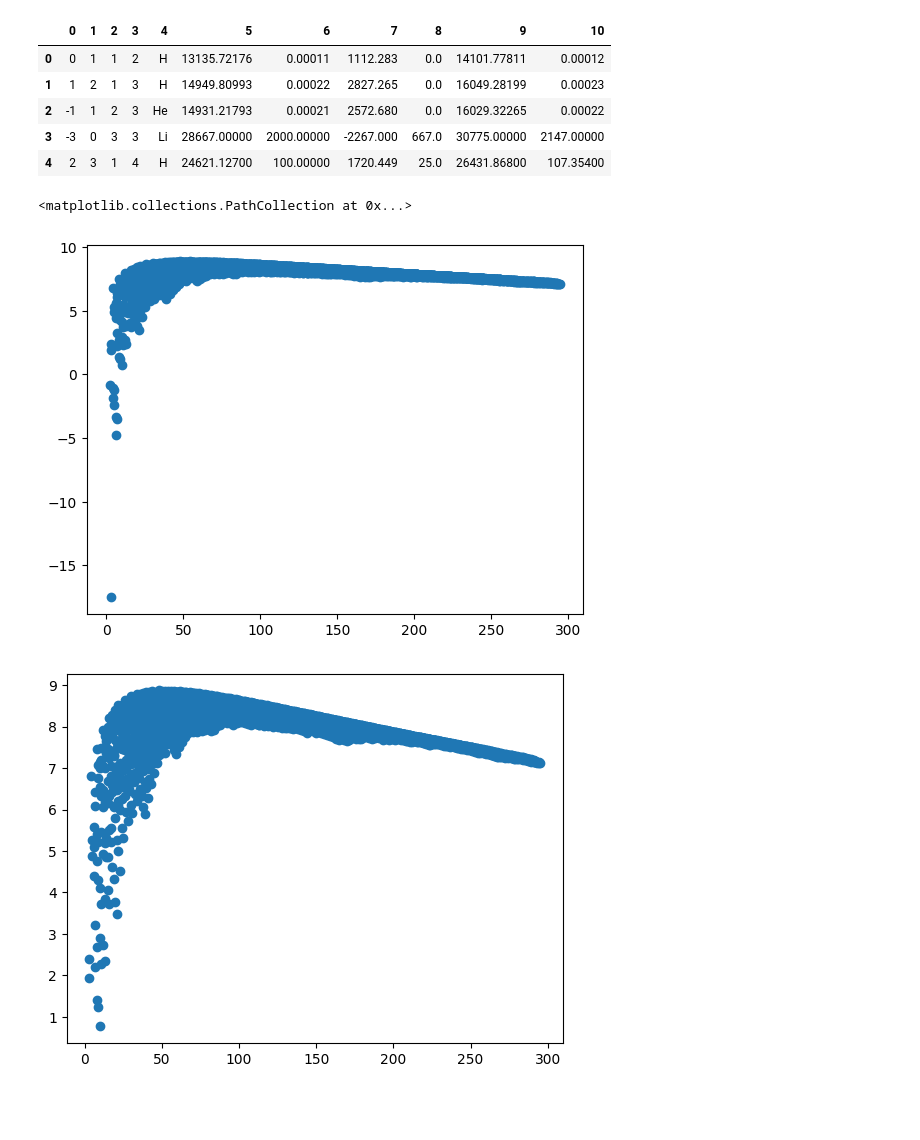
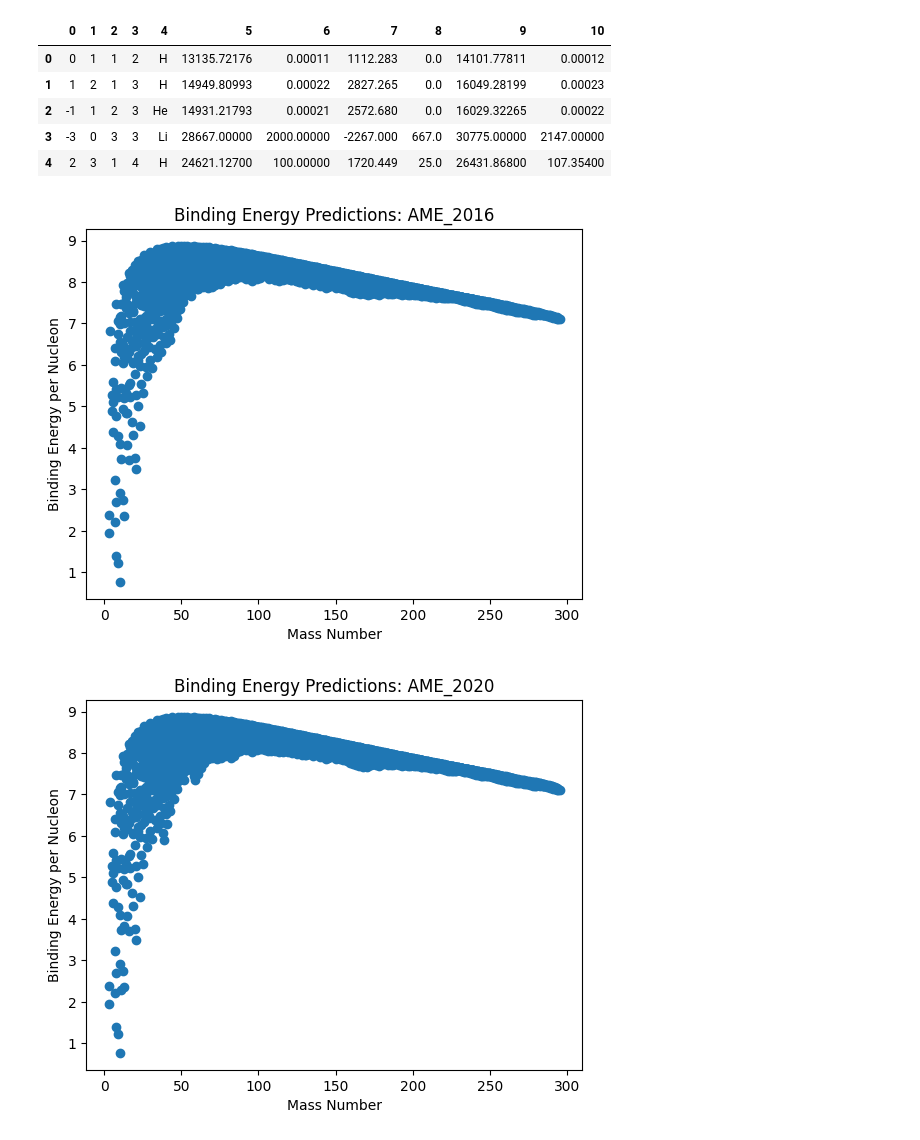
Before and after one commit to LoneWolf2026/Neural-Network-for-Nuclear-Binding-Energy-Prediction-, a Jupyter notebook: Semi_Empirical_Mass_Formula.ipynb, the cells around one changed output. Drawn from its saved outputs; the diff is of its cells as text; code cells hidden in the pictures; blank space fills up the shorter version.

Commit message:
Create separate graphs for AME 2016 and 2020 data sets

```diff
--- a/Semi_Empirical_Mass_Formula.ipynb
+++ b/Semi_Empirical_Mass_Formula.ipynb
@@ -96,29 +96,44 @@ def Binding_Energy_AME(data_df):
 
   return BE_per_Nucleon #return list of Binding Energies per Nucleon
 # %%
+BEs_per_A_2016 = Binding_Energy_AME(data_df_2016)
+Nucleons2016 = list(data_df_2016.iloc[:,3])
+
+Nucleons2016 = [Nucleons2016[b] for b in range(len(Nucleons2016)) if BEs_per_A_2016[b] > 0]
+BEs_per_A_2016 = [k for k in BEs_per_A_2016 if k > 0]
+
+
 BEs_per_A_2020 = Binding_Energy_AME(data_df_2020)
-Nucleons = list(data_df_2020.iloc[:,3])
+Nucleons2020 = list(data_df_2020.iloc[:,3])
 
-Nucleons = [Nucleons[b] for b in range(len(Nucleons)) if BEs_per_A_2020[b] > 0]
+Nucleons2020 = [Nucleons2020[b] for b in range(len(Nucleons2020)) if BEs_per_A_2020[b] > 0]
 BEs_per_A_2020 = [k for k in BEs_per_A_2020 if k > 0]
-# %%
-import matplotlib.pyplot as plt
-
-x = list(data_df_2020.iloc[:,3])
-y = Binding_Energy_AME(data_df_2020)
-
-#y axis is in MeV per Nucleon
-plt.figure(1)
-plt.scatter(x,y)
-
-#x axis is Mass Number(s)
-#y axis is in MeV per Nucleon
-x2 = Nucleons
-y2 = BEs_per_A_2020
-
-plt.figure(2)
-plt.scatter(x2,y2)
-# %% [output]
-<matplotlib.collections.PathCollection at 0x...>
-[figure, removed]
-[figure, removed]
+# %%
+import matplotlib.pyplot as plt
+
+#x axis is Mass Number(s)
+#y axis is in MeV per Nucleon
+
+x1 = Nucleons2016
+y1 = BEs_per_A_2016
+
+plt.figure(1)
+plt.scatter(x1,y1)
+plt.xlabel('Mass Number')
+plt.ylabel('Binding Energy per Nucleon')
+plt.title('Binding Energy Predictions: AME_2016')
+plt.show()
+
+
+x2 = Nucleons2020
+y2 = BEs_per_A_2020
+
+plt.figure(2)
+plt.scatter(x2,y2)
+plt.xlabel('Mass Number')
+plt.ylabel('Binding Energy per Nucleon')
+plt.title('Binding Energy Predictions: AME_2020')
+plt.show()
+# %% [output]
+[figure, added]
+[figure, added]
```
